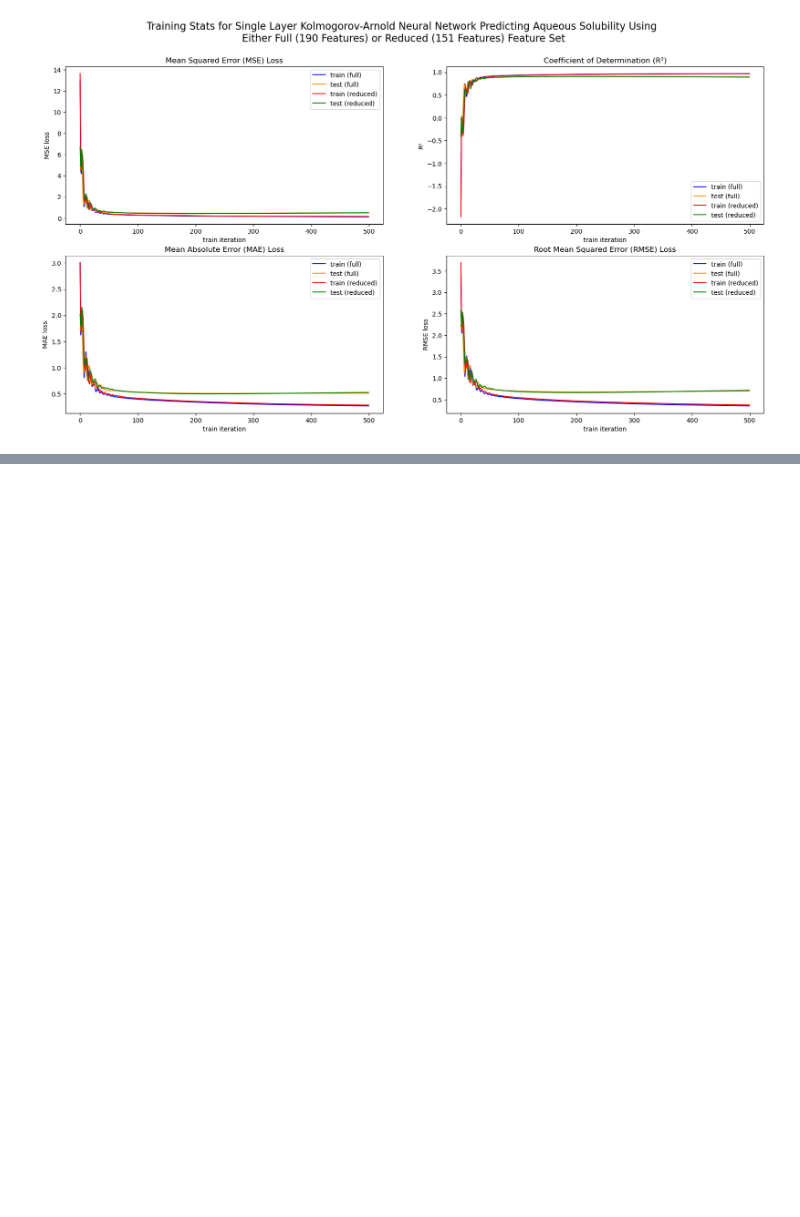
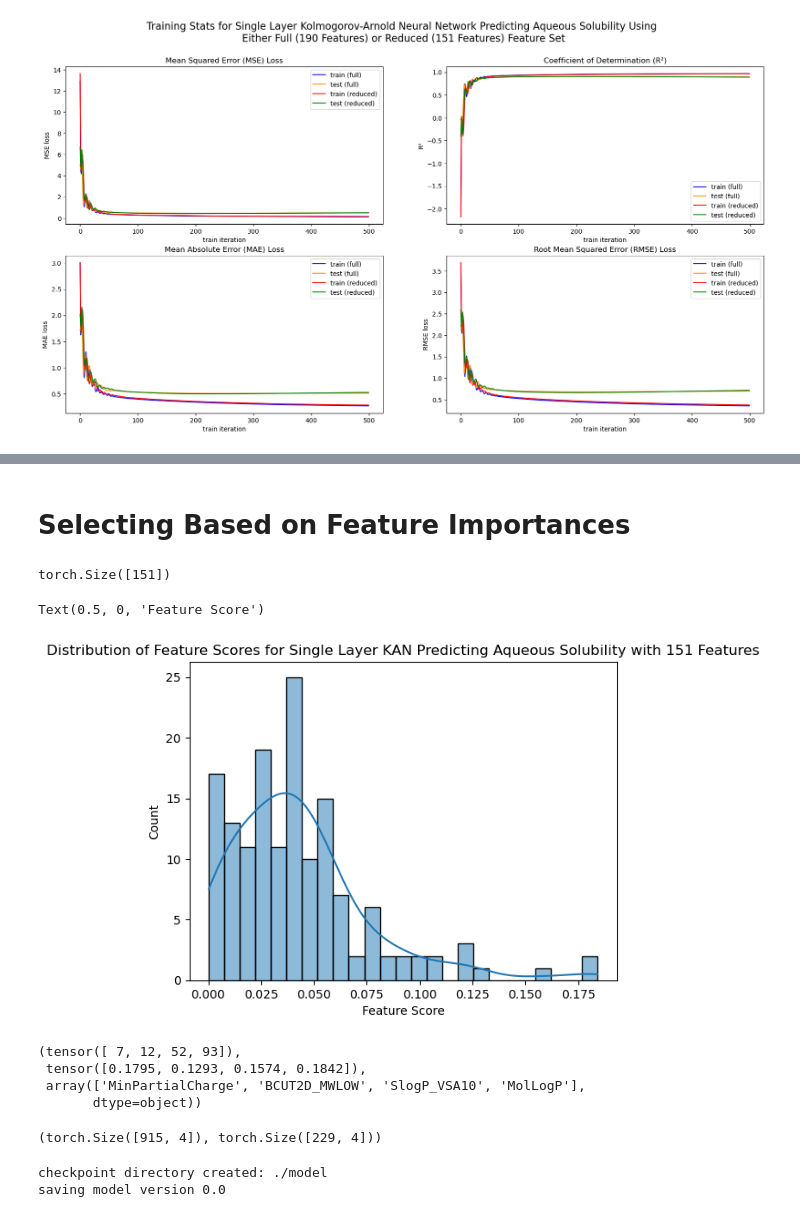
Before and after one commit to cgeils25/Chemical_Physics_and_KANs, a Jupyter notebook: notebooks/aqueous_solubility_delaney/investigating_KAN.ipynb, the cells around one changed output, grey strips where cells are left out. Cells and saved outputs as stored; diff of their text form; code cells hidden in the pictures; blank space fills up the shorter version.

Commit message:
did feature selection based on feature importance

```diff
--- a/notebooks/aqueous_solubility_delaney/investigating_KAN.ipynb
+++ b/notebooks/aqueous_solubility_delaney/investigating_KAN.ipynb
@@ -604,0 +696,39 @@ ax[1, 1].legend(['train (full)', 'test (full)', 'train (reduced)', 'test (reduce
+# %% [markdown]
+# Selecting Based on Feature Importances
+# %%
+feature_scores = model_reduced.feature_score.detach()
+feature_scores.shape
+# %% [output]
+torch.Size([151])
+# %%
+sns.histplot(feature_scores, bins=25, kde=True)
+plt.title(f'Distribution of Feature Scores for Single Layer KAN Predicting Aqueous Solubility with {X_scaled_corr_filtered.shape[1]} Features')
+plt.xlabel('Feature Score')
+# %% [output]
+Text(0.5, 0, 'Feature Score')
+[figure, added]
+# %%
+feature_score_threshold = 0.125
+features_to_keep_idx = torch.nonzero(feature_scores > feature_score_threshold).flatten()
+
+features_retained_after_feature_score_selection = features_retained_after_correlation_selection[features_to_keep_idx]
+feature_scores_retained = feature_scores[features_to_keep_idx]
+
+features_to_keep_idx, feature_scores_retained, features_retained_after_feature_score_selection
+# %% [output]
+(tensor([ 7, 12, 52, 93]),
+ tensor([0.1795, 0.1293, 0.1574, 0.1842]),
+ array(['MinPartialCharge', 'BCUT2D_MWLOW', 'SlogP_VSA10', 'MolLogP'],
+       dtype=object))
+# %%
+X_train_scaled_feature_score_filtered = X_train_scaled_corr_filtered[:, features_to_keep_idx]
+X_test_scaled_feature_score_filtered = X_test_scaled_corr_filtered[:, features_to_keep_idx]
+
+X_train_scaled_feature_score_filtered.shape, X_test_scaled_feature_score_filtered.shape
+# %% [output]
+(torch.Size([915, 4]), torch.Size([229, 4]))
+# %%
+model_fss = KAN(width=[X_train_scaled_feature_score_filtered.shape[1], 1])
+# %% [output]
+checkpoint directory created: ./model
+saving model version 0.0
```
Also changed, not shown: parts of 19 cells of this notebook.
